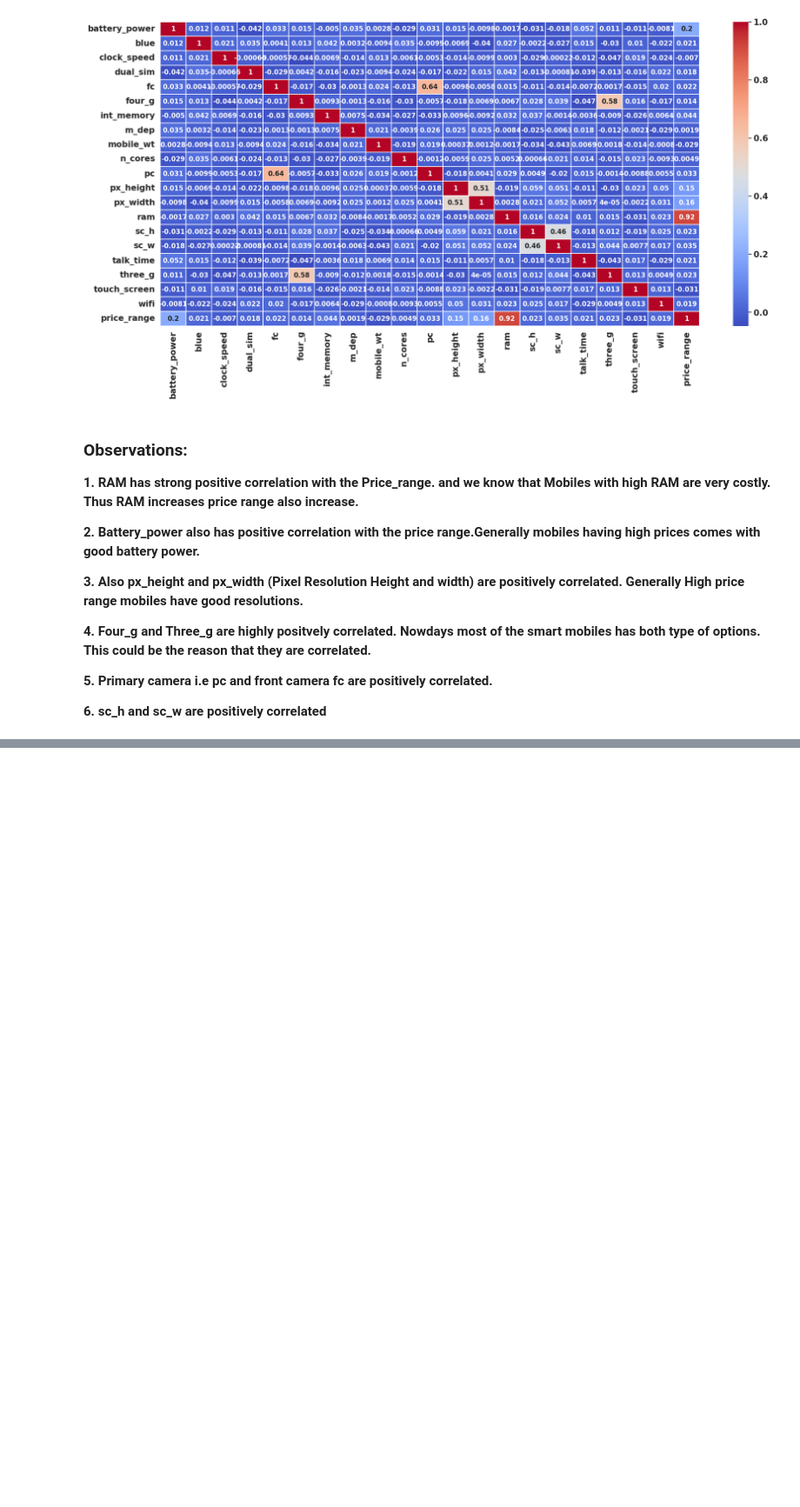
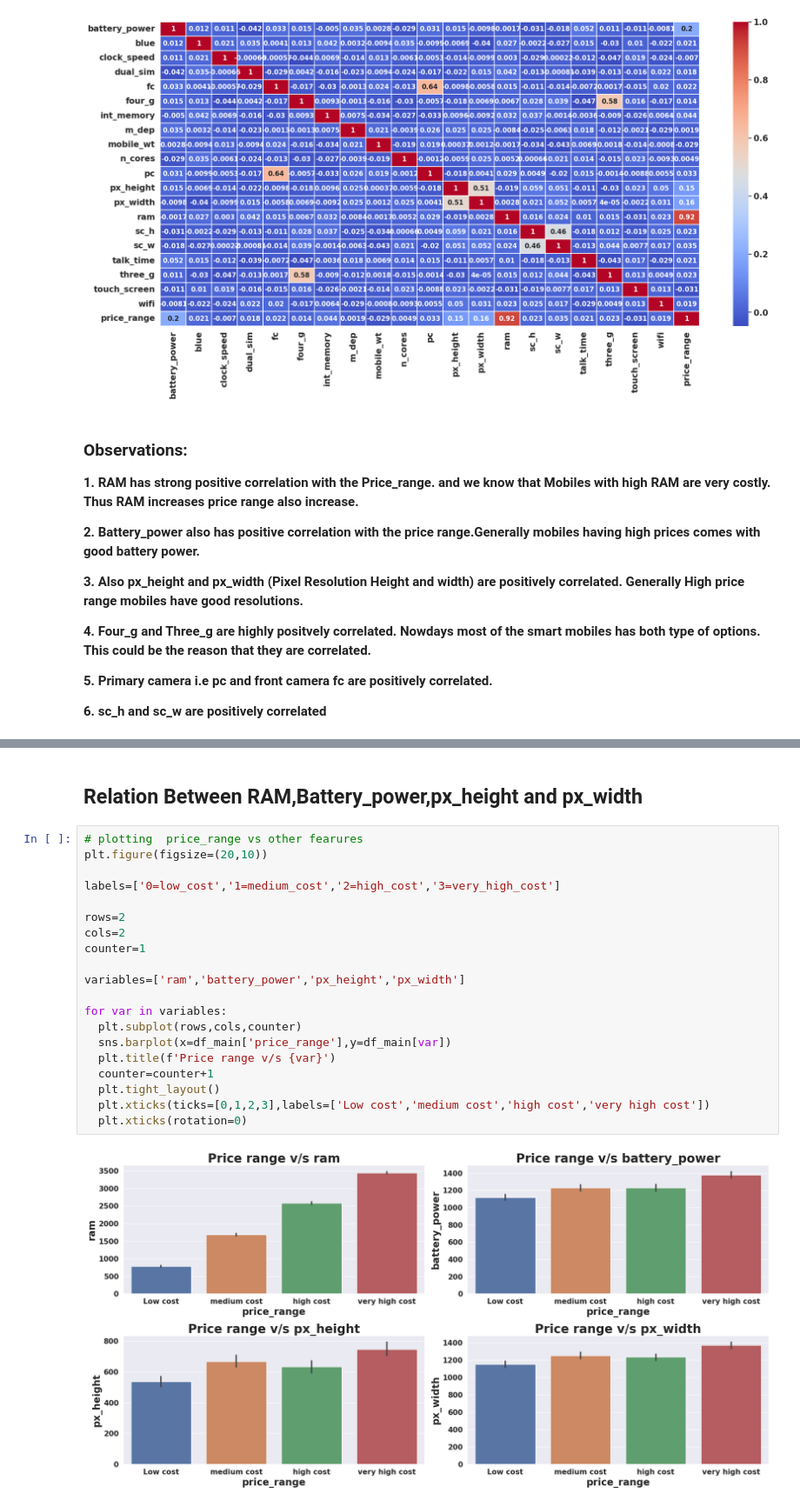
Before and after one commit to Saniyashakur22/ML-Classification-Project, a Jupyter notebook: ML_Classification_Capstone_Project_.ipynb, the cells around one changed output, grey strips where cells are left out. Shown at 87% size. Cells and saved outputs as stored; diff of their text form; blank space fills up the shorter version.

```diff
--- a/ML_Classification_Capstone_Project_.ipynb
+++ b/ML_Classification_Capstone_Project_.ipynb
@@ -412,0 +440,24 @@ sns.heatmap(data_corr, cmap='coolwarm', linewidths=0.1, annot=True, linecolor='w
+# %% [markdown]
+## **Relation Between RAM,Battery_power,px_height and px_width**
+# %%
+# plotting  price_range vs other fearures
+plt.figure(figsize=(20,10))
+
+labels=['0=low_cost','1=medium_cost','2=high_cost','3=very_high_cost']
+
+rows=2
+cols=2
+counter=1
+
+variables=['ram','battery_power','px_height','px_width']
+
+for var in variables:
+  plt.subplot(rows,cols,counter)
+  sns.barplot(x=df_main['price_range'],y=df_main[var])
+  plt.title(f'Price range v/s {var}')
+  counter=counter+1
+  plt.tight_layout()
+  plt.xticks(ticks=[0,1,2,3],labels=['Low cost','medium cost','high cost','very high cost'])
+  plt.xticks(rotation=0)
+# %% [output]
+[figure, added]
```
Also changed, not shown: parts of 14 cells of this notebook.
